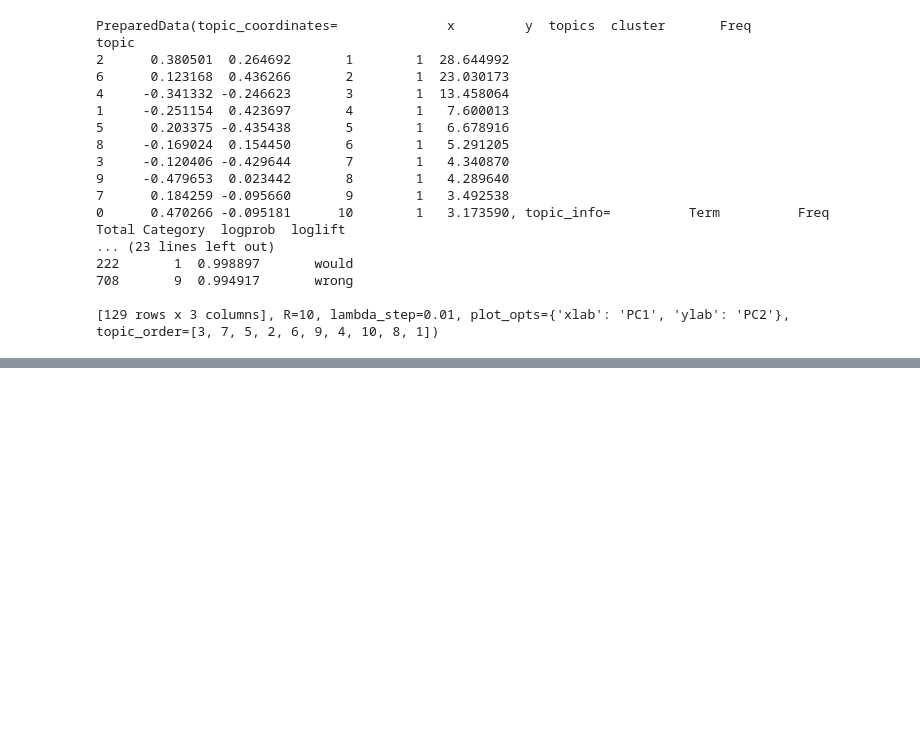
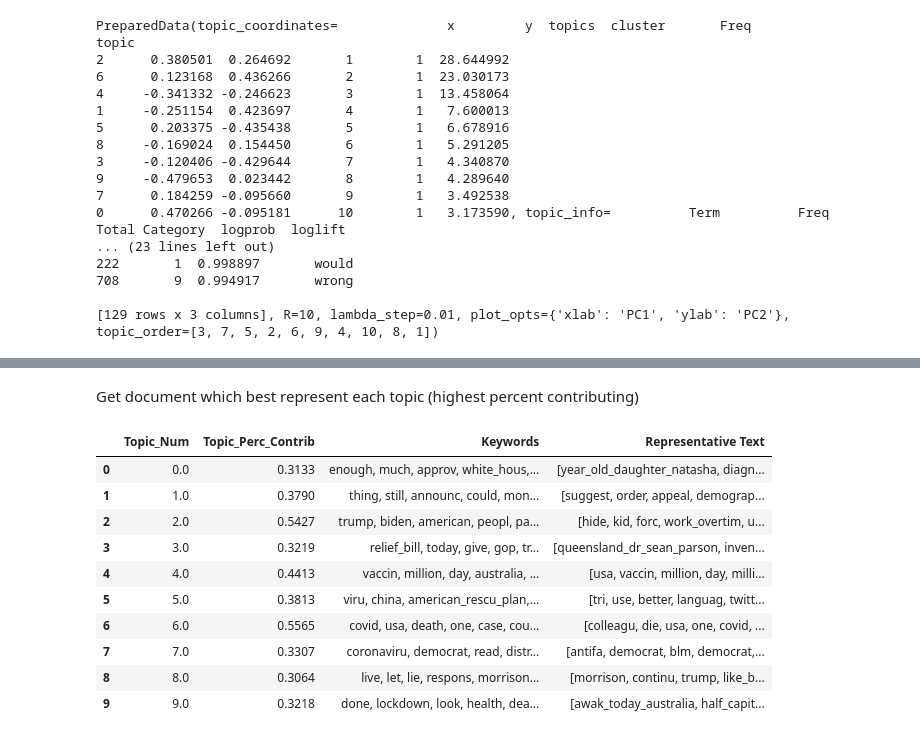
Before and after one commit to allisoncahanin/COVID-Twitter-Sentiment_ARLIS, a Jupyter notebook: Victoria_TM-checkpoint.ipynb, the cells around one changed output, grey strips where cells are left out. Drawn from its saved outputs; the diff is of its cells as text; code cells hidden in the pictures; blank space fills up the shorter version.

```diff
--- a/Victoria_TM-checkpoint.ipynb
+++ b/Victoria_TM-checkpoint.ipynb
@@ -240,0 +318,34 @@ topic
+# %% [markdown]
+Get document which best represent each topic (highest percent contributing)
+# %%
+# Display setting to show more characters in column
+pd.options.display.max_colwidth = 100
+
+sent_topics_sorteddf_mallet = pd.DataFrame()
+sent_topics_outdf_grpd = df_topic_sents_keywords.groupby('Dominant_Topic')
+
+for i, grp in sent_topics_outdf_grpd:
+    sent_topics_sorteddf_mallet = pd.concat([sent_topics_sorteddf_mallet,
+                                             grp.sort_values(['Perc_Contribution'], ascending=False).head(1)],
+                                            axis=0)
+
+# Reset Index
+sent_topics_sorteddf_mallet.reset_index(drop=True, inplace=True)
+
+# Format
+sent_topics_sorteddf_mallet.columns = ['Topic_Num', "Topic_Perc_Contrib", "Keywords", "Representative Text"]
+
+# Show
+sent_topics_sorteddf_mallet.head(10)
+# %% [output]
+|  | Topic_Num | Topic_Perc_Contrib | Keywords | Representative Text |
+| 0 | 0.0 | 0.3133 | enough, much, approv, white_hous,... | [year_old_daughter_natasha, diagn... |
+| 1 | 1.0 | 0.3790 | thing, still, announc, could, mon... | [suggest, order, appeal, demograp... |
+| 2 | 2.0 | 0.5427 | trump, biden, american, peopl, pa... | [hide, kid, forc, work_overtim, u... |
+| 3 | 3.0 | 0.3219 | relief_bill, today, give, gop, tr... | [queensland_dr_sean_parson, inven... |
+| 4 | 4.0 | 0.4413 | vaccin, million, day, australia, ... | [usa, vaccin, million, day, milli... |
+| 5 | 5.0 | 0.3813 | viru, china, american_rescu_plan,... | [tri, use, better, languag, twitt... |
+| 6 | 6.0 | 0.5565 | covid, usa, death, one, case, cou... | [colleagu, die, usa, one, covid, ... |
+| 7 | 7.0 | 0.3307 | coronaviru, democrat, read, distr... | [antifa, democrat, blm, democrat,... |
+| 8 | 8.0 | 0.3064 | live, let, lie, respons, morrison... | [morrison, continu, trump, like_b... |
+| 9 | 9.0 | 0.3218 | done, lockdown, look, health, dea... | [awak_today_australia, half_capit... |
```
Also changed, not shown: parts of 9 cells of this notebook.
